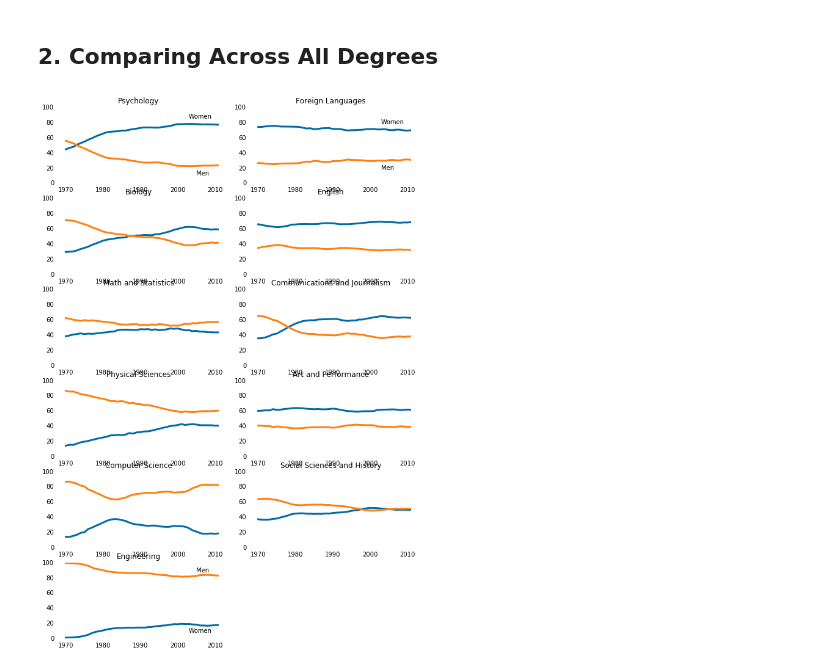
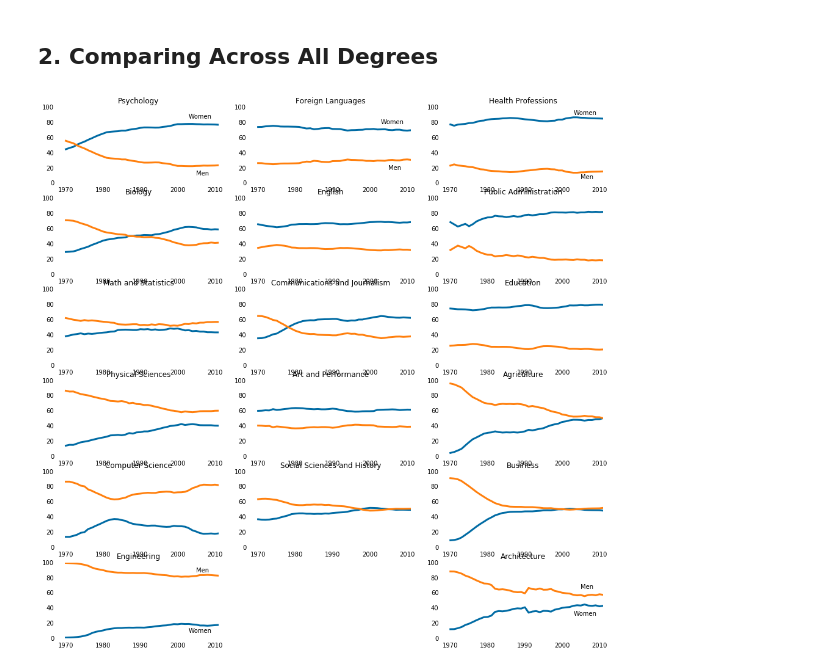
Before and after one commit to KiemNguyen/data-science, a Jupyter notebook: gender-gap-in-college-degrees/Gender Gap In College Degrees.ipynb, the cells around one changed output. Saved outputs shown, nothing was run; the diff lists cells and outputs as text; code cells hidden in the pictures.

Commit message:
Generate third column of the line charts

```diff
--- a/gender-gap-in-college-degrees/Gender Gap In College Degrees.ipynb
+++ b/gender-gap-in-college-degrees/Gender Gap In College Degrees.ipynb
@@ -65,33 +65,52 @@ for sp in range(0,18,3):
     ax.set_title(stem_cats[cat_index])
     ax.tick_params(bottom="off", top="off", left="off", right="off")
 
     if cat_index == 0:
         ax.text(2003, 85, 'Women')
         ax.text(2005, 10, 'Men')
     elif cat_index == 5:
         ax.text(2005, 87, 'Men')
         ax.text(2003, 7, 'Women')
 
-#Generate second column of the line charts. Liberal arts degrees.
+# Generate second column of the line charts. Liberal arts degrees.
 for sp in range(1,16,3):
     cat_index = int((sp-1)/3)
     ax = fig.add_subplot(6,3,sp+1)
     ax.plot(women_degrees['Year'], women_degrees[lib_arts_cats[cat_index]], c=cb_dark_blue, label='Women', linewidth=3)
     ax.plot(women_degrees['Year'], 100-women_degrees[lib_arts_cats[cat_index]], c=cb_orange, label='Men', linewidth=3)
     for key, spine in ax.spines.items():
         spine.set_visible(False)
 
     ax.set_xlim(1968, 2011)
     ax.set_ylim(0, 100)
     ax.set_title(lib_arts_cats[cat_index])
     ax.tick_params(bottom="off", top="off", left="off", right="off")
 
     if cat_index == 0:
         ax.text(2003, 78, 'Women')
-        ax.text(2003, 17, 'Men')
+        ax.text(2005, 17, 'Men')
 
+# Generate third column of the line charts. Other degrees
+for sp in range(2,20,3):
+    cat_index = int((sp-2)/3)
+    ax = fig.add_subplot(6,3,sp+1)
+    ax.plot(women_degrees['Year'], women_degrees[other_cats[cat_index]], c=cb_dark_blue, label="Women", linewidth=3)
+    ax.plot(women_degrees['Year'], 100-women_degrees[other_cats[cat_index]], c=cb_orange, label="Women", linewidth=3)
+    for key, spine in ax.spines.items():
+        spine.set_visible(False)
 
+    ax.set_xlim(1968, 2011)
+    ax.set_ylim(0, 100)
+    ax.set_title(other_cats[cat_index])
+    ax.tick_params(bottom="off", top="off", left="off", right="off")
+
+    if cat_index == 0:
+        ax.text(2003, 90, 'Women')
+        ax.text(2005, 5, 'Men')
+    elif cat_index == 5:
+        ax.text(2005, 65, 'Men')
+        ax.text(2003, 30, 'Women')
 
 plt.show()
 # %% [output]
-[figure, old version]
+[figure, new version]
```
